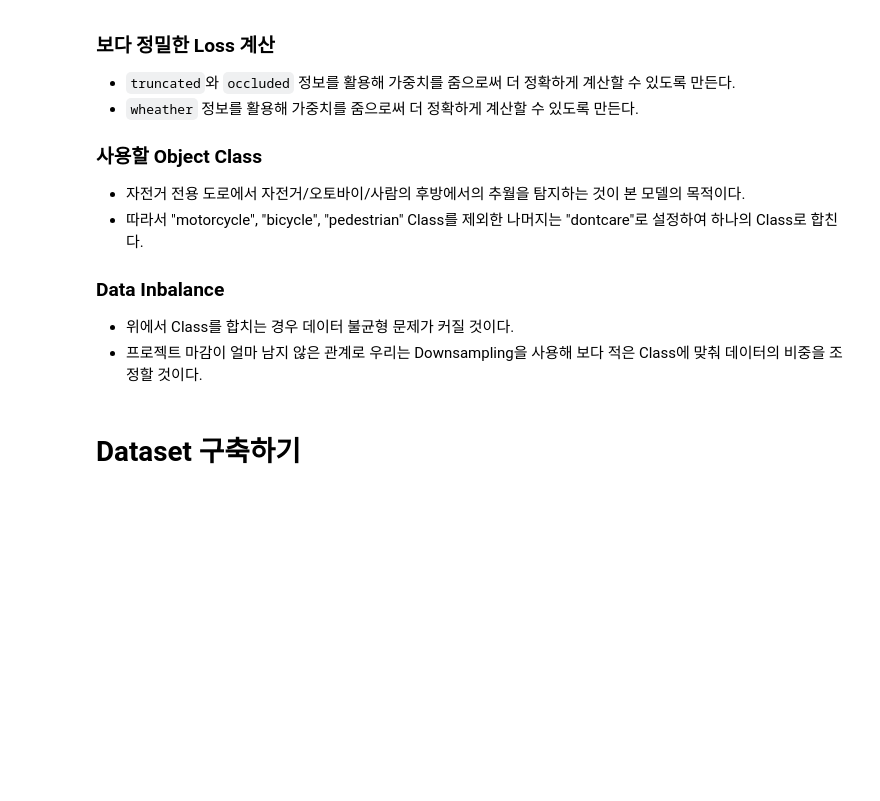
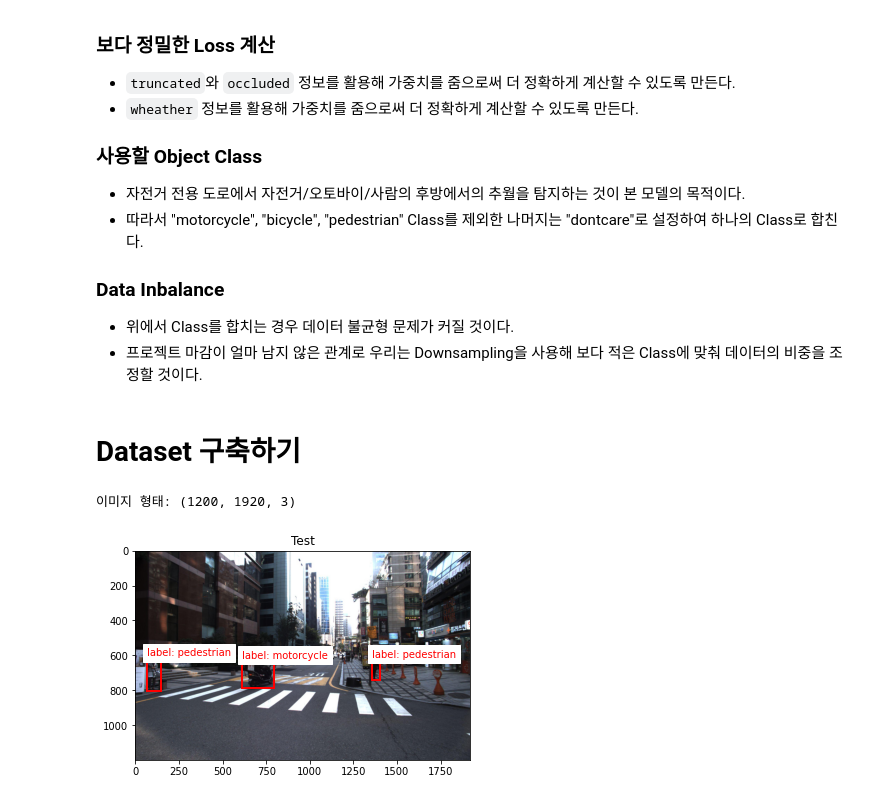
Before and after one commit to chaeengg/BearTeam, a Jupyter notebook: data/eda/EDA01.ipynb, the cells around one changed output. Cells and saved outputs as stored; diff of their text form; code cells hidden in the pictures; blank space fills up the shorter version.

```diff
--- a/data/eda/EDA01.ipynb
+++ b/data/eda/EDA01.ipynb
@@ -6,8 +6,8 @@
 # %%
 import os
 from pathlib import Path
-basePath = Path(os.getcwd()).parent
-dataPath = basePath / 'datasets'
+basePath = Path(os.getcwd()).parent / 'datasets'
+dataPath = basePath / 'aihub_raw'
 
 assert os.path.exists(dataPath)
 # %% [markdown]
@@ -191,7 +183,7 @@ extract id: 1_1_1_20210906_018_00000251
     - `medium  : 0.01 ~ 0.04`
     - `large   : 0.04 ~ 1.0`
 # %%
-testPath = testPath = dataPath / trainingPath / annotationPath / boundingBoxPath / dayPath / clearPath / oldTownPath / '20210906_018' / cameraPath / frontPath
+testPath = testPath = dataPath / trainingPath / annotationPath / dayPath / clearPath / oldTownPath / '20210906_018' / cameraPath / frontPath
 testJson = [i.name for i in testPath.iterdir()][0]
 
 testJsonPath = testPath / testJson
@@ -452,3 +488,43 @@ class CustomYoloDataset(Dataset):
         Dataset이 Train/Valid인지 확인하기
         """
         return self._train
+# %%
+# Test
+import numpy as np
+import matplotlib.pyplot as plt
+import matplotlib.patches as patches
+
+
+def test(dataset, idx):
+    """
+    Bounding Box가 그려진 이미지를 만든다
+    """
+    img, anno = dataset[idx]
+    img = np.array(img)
+    print(f"이미지 형태: {img.shape}") # height, width, channel
+    bboxes = anno['annotations']
+
+    plt.title("Test")
+    plt.imshow(img)
+    ax = plt.gca()
+    if type(bboxes) == list:
+        for bbox in bboxes:
+            rect = patches.Rectangle([bbox['bbox.x'], bbox['bbox.y']], bbox['bbox.width'], bbox['bbox.height'],\
+                                    fill=False, ec='red', lw=2.0)
+            ax.add_patch(rect)
+            plt.annotate(f"label: {bbox['bbox.category']}", [bbox['bbox.x'], bbox['bbox.y']], color='red', \
+                        backgroundcolor='white')
+    else:
+        bbox = bboxes
+        rect = patches.Rectangle([bbox['bbox.x'], bbox['bbox.y']], bbox['bbox.width'], bbox['bbox.height'],\
+                                fill=False, ec='red', lw=2.0)
+        ax.add_patch(rect)
+        plt.annotate(f"label: {bbox['bbox.category']}", [bbox['bbox.x'], bbox['bbox.y']], color='red', \
+                    backgroundcolor='white')
+    return
+
+dataset = AIHUBDataset(root=dataPath, train=True)
+test(dataset, 70000)
+# %% [output]
+이미지 형태: (1200, 1920, 3)
+[figure, added]
```
Also changed, not shown: parts of 41 cells of this notebook, 1 other file.
